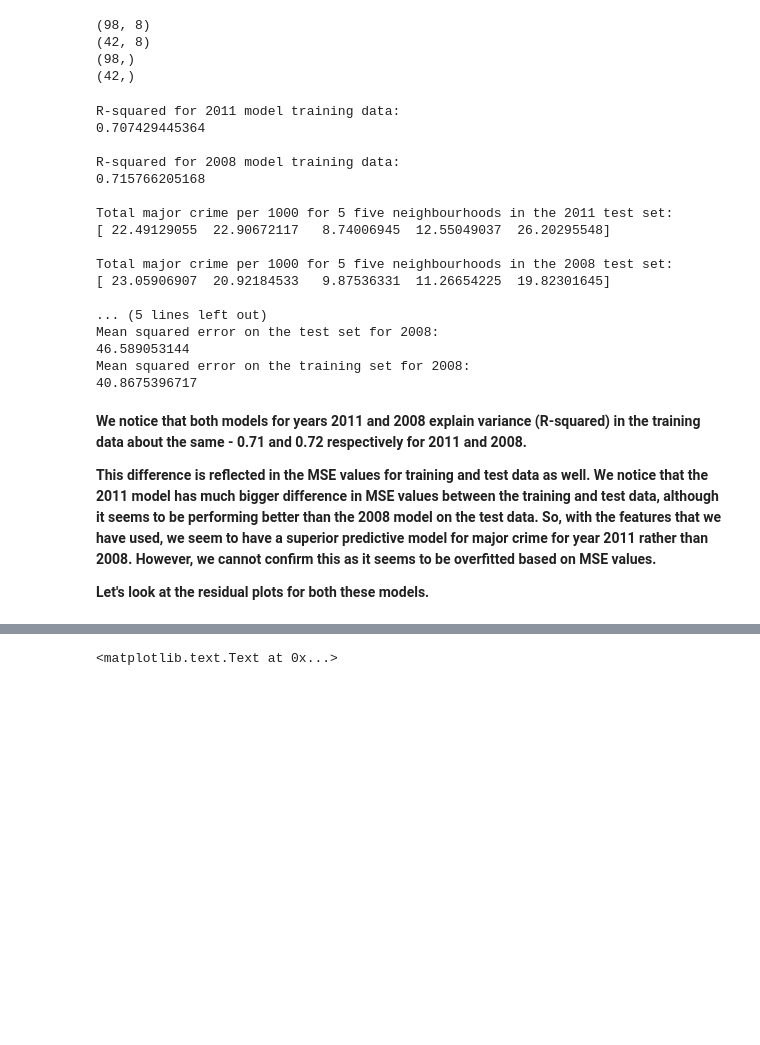
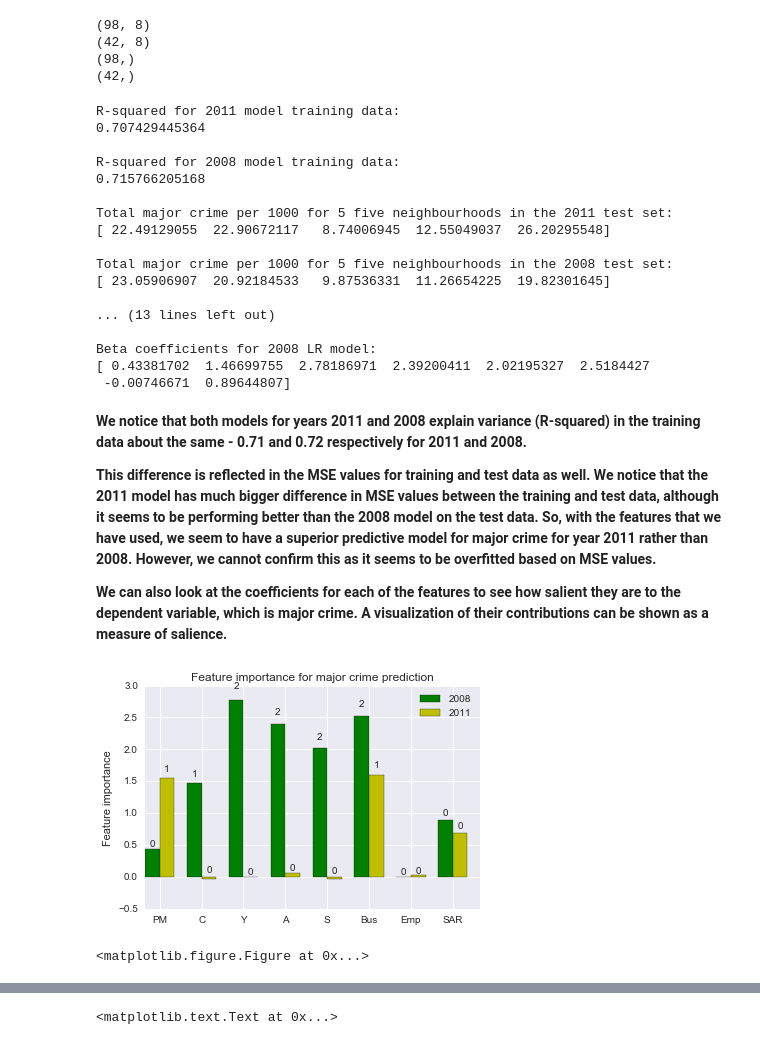
Before and after one commit to nvempala/Toronto-Crime, a Jupyter notebook: Neighbourhood_Crime.ipynb, the cells around one changed output, grey strips where cells are left out. Drawn from its saved outputs; the diff is of its cells as text; code cells hidden in the pictures; blank space fills up the shorter version.

Commit message:
Added linear regression feature salience plot

```diff
--- a/Neighbourhood_Crime.ipynb
+++ b/Neighbourhood_Crime.ipynb
@@ -1100,6 +1100,13 @@ print "Mean squared error on the test set for 2008: "
 print mean_squared_error(Y2008_test, lm2008.predict(X2008_test))
 print "Mean squared error on the training set for 2008: "
 print mean_squared_error(Y2008_train, lm2008.predict(X2008_train))
+
+print
+print "Beta coefficients for 2011 LR model:"
+print lm2011.coef_
+print
+print "Beta coefficients for 2008 LR model: "
+print lm2008.coef_
 # %% [output]
 R-squared for 2011 model training data:
 0.707429445364
@@ -1113,14 +1120,53 @@ Total major crime per 1000 for 5 five neighbourhoods in the 2011 test set:
 Total major crime per 1000 for 5 five neighbourhoods in the 2008 test set:
 [ 23.05906907  20.92184533   9.87536331  11.26654225  19.82301645]
 
-... (5 lines left out)
-Mean squared error on the test set for 2008:
-46.589053144
-Mean squared error on the training set for 2008:
-40.8675396717
+... (13 lines left out)
+
+Beta coefficients for 2008 LR model:
+[ 0.43381702  1.46699755  2.78186971  2.39200411  2.02195327  2.5184427
+ -0.00746671  0.89644807]
 # %% [markdown]
 **We notice that both models for years 2011 and 2008 explain variance (R-squared) in the training data about the same - 0.71 and 0.72 respectively for 2011 and 2008.**
 
 **This difference is reflected in the MSE values for training and test data as well. We notice that the 2011 model has much bigger difference in MSE values between the training and test data, although it seems to be performing better than the 2008 model on the test data. So, with the features that we have used, we seem to have a superior predictive model for major crime for year 2011 rather than 2008. However, we cannot confirm this as it seems to be overfitted based on MSE values.**
 
-**Let's look at the residual plots for both these models.**
+**We can also look at the coefficients for each of the features to see how salient they are to the dependent variable, which is major crime. A visualization of their contributions can be shown as a measure of salience.**
+# %%
+N = 8
+LRSal2008 = lm2008.coef_
+
+ind = np.arange(N)  # the x locations for the groups
+width = 0.35       # the width of the bars
+
+
+fig, ax = plt.subplots()
+fig = plt.figure(figsize=(8,8))
+LRrects1 = ax.bar(ind, LRSal2008, width, color='g')
+
+LRSal2011 = lm2011.coef_
+LRrects2 = ax.bar(ind + width, LRSal2011, width, color='y')
+
+# add some text for labels, title and axes ticks
+
+ax.set_ylabel('Feature importance')
+ax.set_title('Feature importance for major crime prediction')
+ax.set_xticks(ind + width)
+ax.set_xticklabels(('PM', 'C', 'Y', 'A', 'S', 'Bus', 'Emp', 'SAR'))
+
+ax.legend((LRrects1[0], LRrects2[0]), ('2008', '2011'))
+
+def autolabel(LRrects):
+    # attach some text labels
+    for rect in LRrects:
+        height = rect.get_height()
+        ax.text(rect.get_x() + rect.get_width()/2., 1.05*height,
+                '%d' % int(height),
+                ha='center', va='bottom')
+
+autolabel(LRrects1)
+autolabel(LRrects2)
+
+plt.show()
+# %% [output]
+[figure, added]
+<matplotlib.figure.Figure at 0x...>
```
Also changed, not shown: parts of 5 cells of this notebook.
